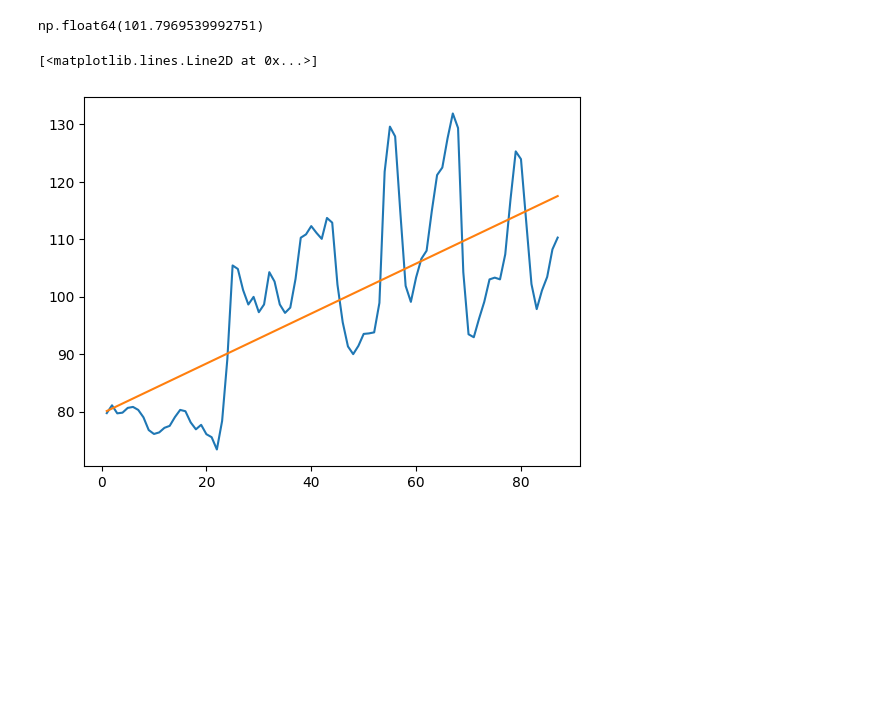
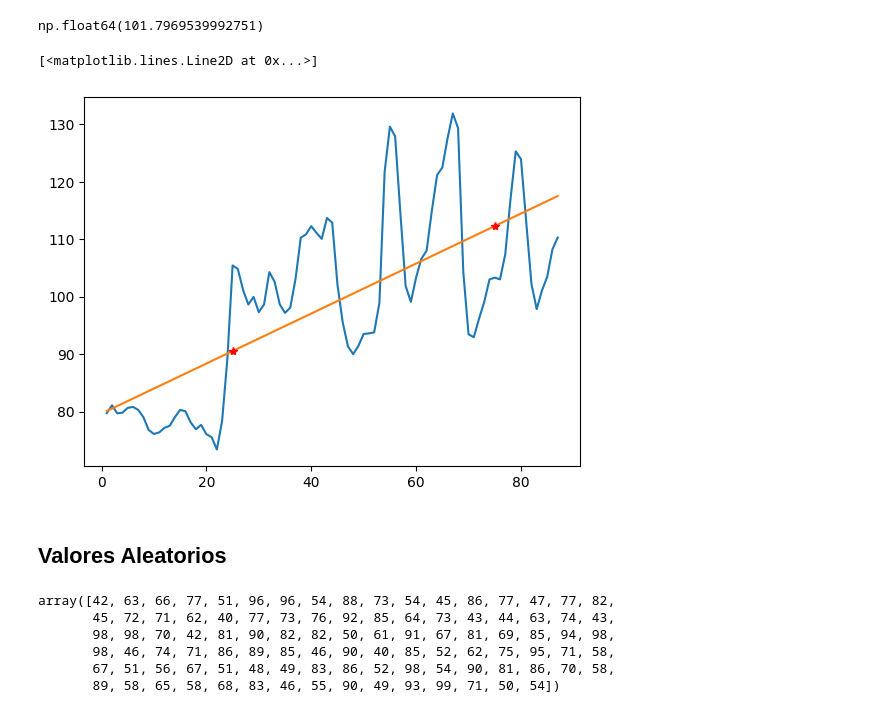
Before and after one commit to DiegoBecerra-lab/probando-python, a Jupyter notebook: NumPy.ipynb, the cells around one changed output. Cells and saved outputs as stored; diff of their text form; code cells hidden in the pictures; blank space fills up the shorter version.

```diff
--- a/NumPy.ipynb
+++ b/NumPy.ipynb
@@ -395,6 +395,21 @@ np.float64(101.7969539992751)
 # %%
 plt.plot(fechas, Moscu)
 plt.plot(x, y)
+plt.plot(25,a*25+b, '*r')
+plt.plot(75,a*75+b, '*r')
 # %% [output]
 [<matplotlib.lines.Line2D at 0x...>]
-[figure, old version]
+[figure, new version]
+# %% [markdown]
+## Valores Aleatorios
+# %%
+#Entero
+
+np.random.randint(40, 100, 100)
+# %% [output]
+array([42, 63, 66, 77, 51, 96, 96, 54, 88, 73, 54, 45, 86, 77, 47, 77, 82,
+       45, 72, 71, 62, 40, 77, 73, 76, 92, 85, 64, 73, 43, 44, 63, 74, 43,
+       98, 98, 70, 42, 81, 90, 82, 82, 50, 61, 91, 67, 81, 69, 85, 94, 98,
+       98, 46, 74, 71, 86, 89, 85, 46, 90, 40, 85, 52, 62, 75, 95, 71, 58,
+       67, 51, 56, 67, 51, 48, 49, 83, 86, 52, 98, 54, 90, 81, 86, 70, 58,
+       89, 58, 65, 58, 68, 83, 46, 55, 90, 49, 93, 99, 71, 50, 54])
```
Also changed, not shown: parts of 14 cells of this notebook.
